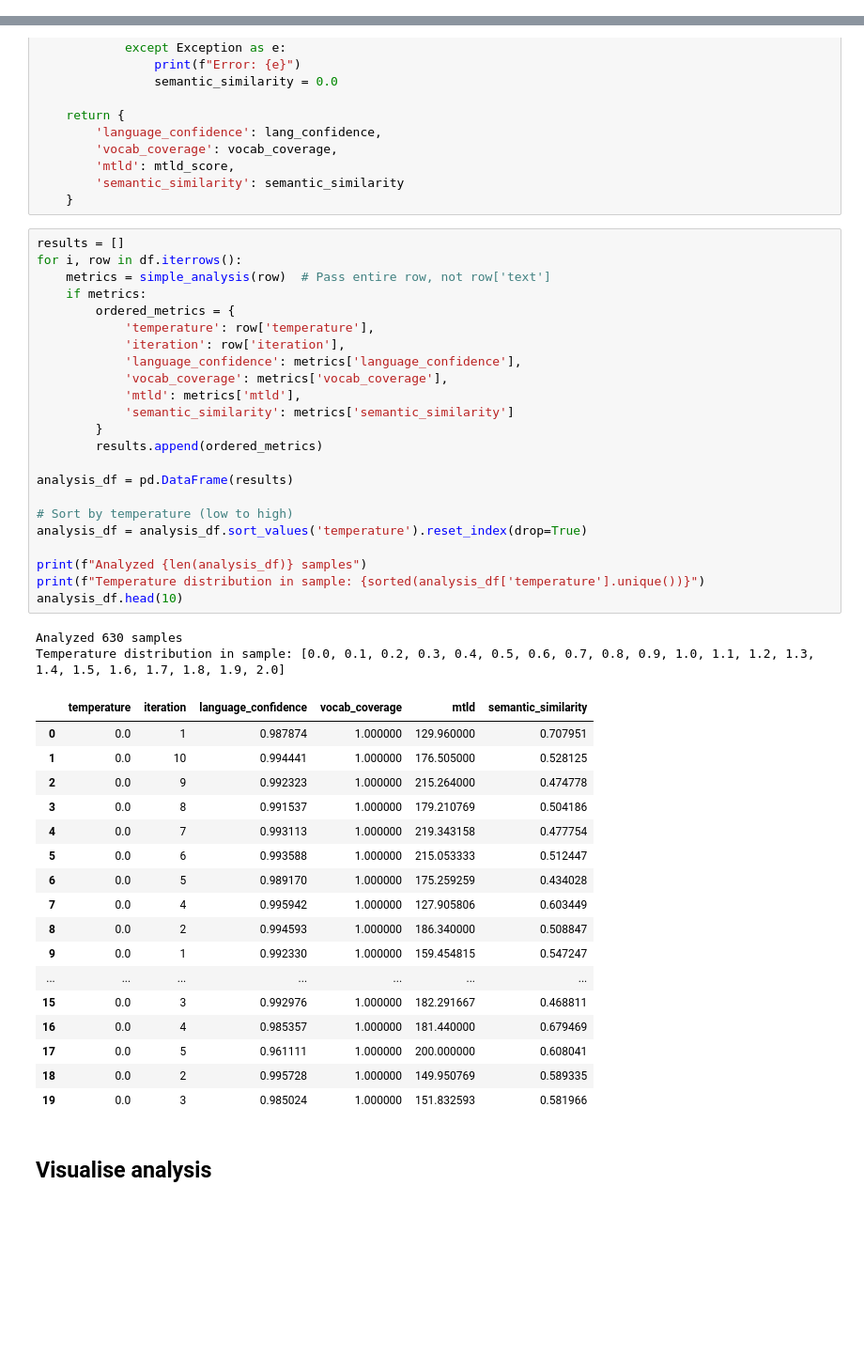
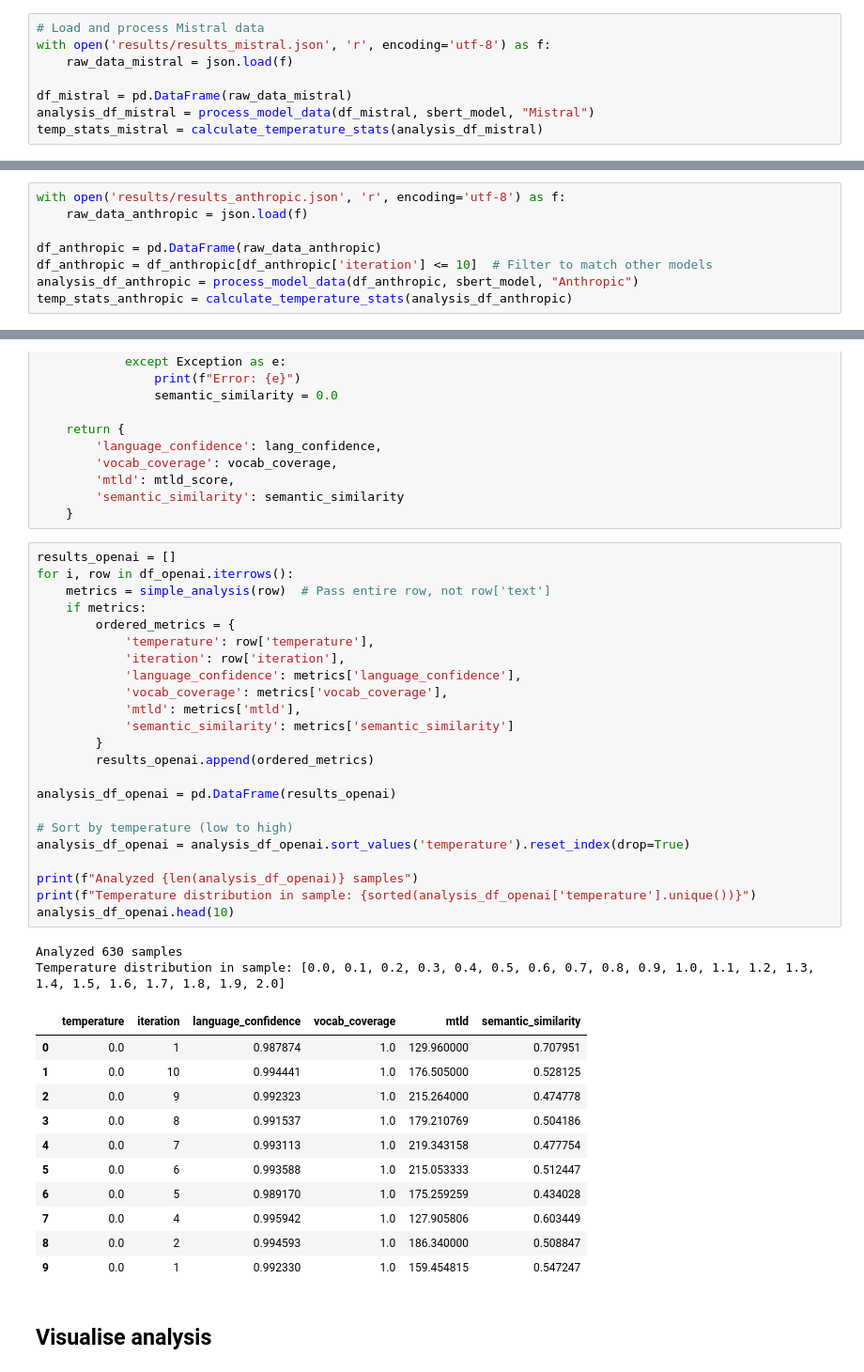
Before and after one commit to szkjn/temperature-impact-analysis, a Jupyter notebook: metrics.ipynb, the cells around one changed output, grey strips where cells are left out. Shown at 94% size. Drawn from its saved outputs; the diff is of its cells as text; blank space fills up the shorter version.

```diff
--- a/metrics.ipynb
+++ b/metrics.ipynb
@@ -33,0 +44,8 @@ Temperature range: 0.0 - 2.0
+# %%
+# Load and process Mistral data
+with open('results/results_mistral.json', 'r', encoding='utf-8') as f:
+    raw_data_mistral = json.load(f)
+
+df_mistral = pd.DataFrame(raw_data_mistral)
+analysis_df_mistral = process_model_data(df_mistral, sbert_model, "Mistral")
+temp_stats_mistral = calculate_temperature_stats(analysis_df_mistral)
@@ -33,0 +68,8 @@ Temperature range: 0.0 - 2.0
+# %%
+with open('results/results_anthropic.json', 'r', encoding='utf-8') as f:
+    raw_data_anthropic = json.load(f)
+
+df_anthropic = pd.DataFrame(raw_data_anthropic)
+df_anthropic = df_anthropic[df_anthropic['iteration'] <= 10]  # Filter to match other models
+analysis_df_anthropic = process_model_data(df_anthropic, sbert_model, "Anthropic")
+temp_stats_anthropic = calculate_temperature_stats(analysis_df_anthropic)
@@ -70,48 +184,42 @@ def simple_analysis(row):
         'semantic_similarity': semantic_similarity
     }
 # %%
-results = []
-for i, row in df.iterrows():
+results_openai = []
+for i, row in df_openai.iterrows():
     metrics = simple_analysis(row)  # Pass entire row, not row['text']
     if metrics:
         ordered_metrics = {
             'temperature': row['temperature'],
             'iteration': row['iteration'],
             'language_confidence': metrics['language_confidence'],
             'vocab_coverage': metrics['vocab_coverage'],
             'mtld': metrics['mtld'],
             'semantic_similarity': metrics['semantic_similarity']
         }
-        results.append(ordered_metrics)
+        results_openai.append(ordered_metrics)
 
-analysis_df = pd.DataFrame(results)
+analysis_df_openai = pd.DataFrame(results_openai)
 
 # Sort by temperature (low to high)
-analysis_df = analysis_df.sort_values('temperature').reset_index(drop=True)
+analysis_df_openai = analysis_df_openai.sort_values('temperature').reset_index(drop=True)
 
-print(f"Analyzed {len(analysis_df)} samples")
-print(f"Temperature distribution in sample: {sorted(analysis_df['temperature'].unique())}")
-analysis_df.head(10)
+print(f"Analyzed {len(analysis_df_openai)} samples")
+print(f"Temperature distribution in sample: {sorted(analysis_df_openai['temperature'].unique())}")
+analysis_df_openai.head(10)
 # %% [output]
 Analyzed 630 samples
 Temperature distribution in sample: [0.0, 0.1, 0.2, 0.3, 0.4, 0.5, 0.6, 0.7, 0.8, 0.9, 1.0, 1.1, 1.2, 1.3, 1.4, 1.5, 1.6, 1.7, 1.8, 1.9, 2.0]
 |  | temperature | iteration | language_confidence | vocab_coverage | mtld | semantic_similarity |
-| 0 | 0.0 | 1 | 0.987874 | 1.000000 | 129.960000 | 0.707951 |
-| 1 | 0.0 | 10 | 0.994441 | 1.000000 | 176.505000 | 0.528125 |
-| 2 | 0.0 | 9 | 0.992323 | 1.000000 | 215.264000 | 0.474778 |
-| 3 | 0.0 | 8 | 0.991537 | 1.000000 | 179.210769 | 0.504186 |
-| 4 | 0.0 | 7 | 0.993113 | 1.000000 | 219.343158 | 0.477754 |
-| 5 | 0.0 | 6 | 0.993588 | 1.000000 | 215.053333 | 0.512447 |
-| 6 | 0.0 | 5 | 0.989170 | 1.000000 | 175.259259 | 0.434028 |
-| 7 | 0.0 | 4 | 0.995942 | 1.000000 | 127.905806 | 0.603449 |
-| 8 | 0.0 | 2 | 0.994593 | 1.000000 | 186.340000 | 0.508847 |
-| 9 | 0.0 | 1 | 0.992330 | 1.000000 | 159.454815 | 0.547247 |
-| ... | ... | ... | ... | ... | ... | ... |
-| 15 | 0.0 | 3 | 0.992976 | 1.000000 | 182.291667 | 0.468811 |
-| 16 | 0.0 | 4 | 0.985357 | 1.000000 | 181.440000 | 0.679469 |
-| 17 | 0.0 | 5 | 0.961111 | 1.000000 | 200.000000 | 0.608041 |
-| 18 | 0.0 | 2 | 0.995728 | 1.000000 | 149.950769 | 0.589335 |
-| 19 | 0.0 | 3 | 0.985024 | 1.000000 | 151.832593 | 0.581966 |
+| 0 | 0.0 | 1 | 0.987874 | 1.0 | 129.960000 | 0.707951 |
+| 1 | 0.0 | 10 | 0.994441 | 1.0 | 176.505000 | 0.528125 |
+| 2 | 0.0 | 9 | 0.992323 | 1.0 | 215.264000 | 0.474778 |
+| 3 | 0.0 | 8 | 0.991537 | 1.0 | 179.210769 | 0.504186 |
+| 4 | 0.0 | 7 | 0.993113 | 1.0 | 219.343158 | 0.477754 |
+| 5 | 0.0 | 6 | 0.993588 | 1.0 | 215.053333 | 0.512447 |
+| 6 | 0.0 | 5 | 0.989170 | 1.0 | 175.259259 | 0.434028 |
+| 7 | 0.0 | 4 | 0.995942 | 1.0 | 127.905806 | 0.603449 |
+| 8 | 0.0 | 2 | 0.994593 | 1.0 | 186.340000 | 0.508847 |
+| 9 | 0.0 | 1 | 0.992330 | 1.0 | 159.454815 | 0.547247 |
 # %% [markdown]
 ## Visualise analysis
 # %%
```
Also changed, not shown: parts of 26 cells of this notebook, 2 other files.
